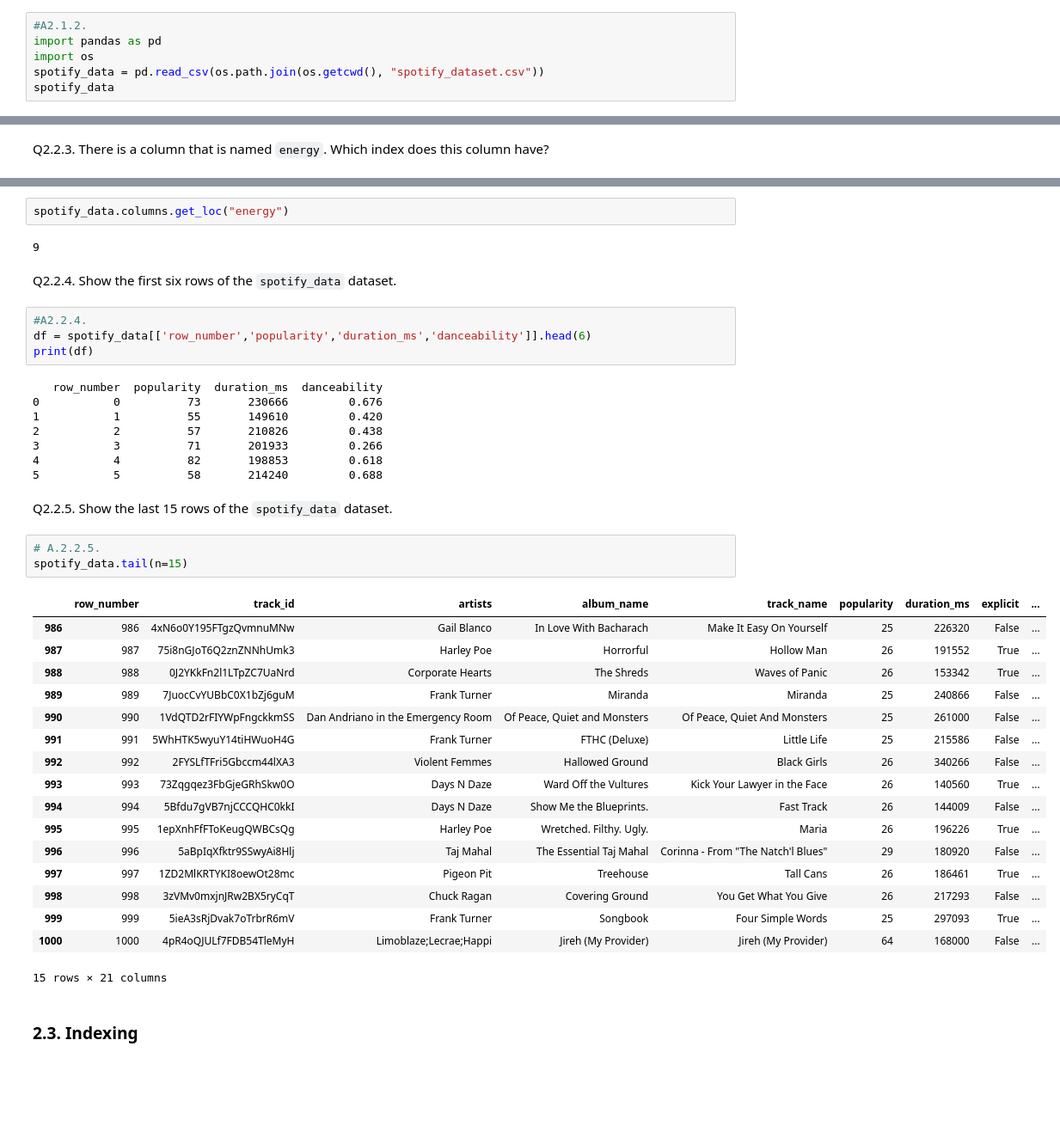
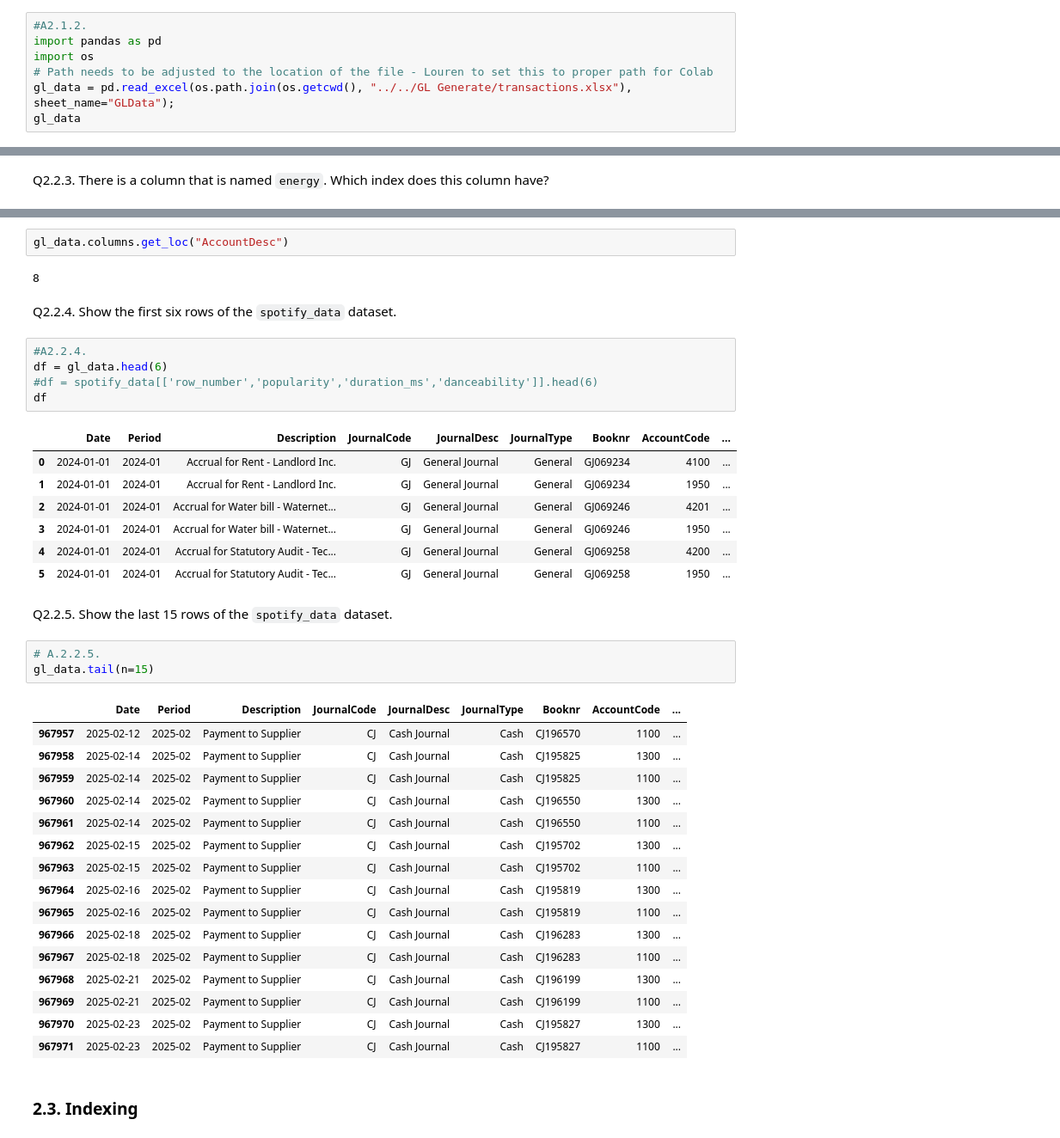
Before and after one commit to Louren/dsa-practica, a Jupyter notebook: Notebooks/1a_answers.ipynb, the cells around one changed output, grey strips where cells are left out. Shown at 86% size. Drawn from its saved outputs; the diff is of its cells as text; blank space fills up the shorter version.

````diff
--- a/Notebooks/1a_answers.ipynb
+++ b/Notebooks/1a_answers.ipynb
@@ -263,6 +159,7 @@ Q2.1.2. Read in the _Spotify Tracks Dataset_.
 #A2.1.2.
 import pandas as pd
 import os
-spotify_data = pd.read_csv(os.path.join(os.getcwd(), "spotify_dataset.csv"))
-spotify_data
+# Path needs to be adjusted to the location of the file - Louren to set this to proper path for Colab
+gl_data = pd.read_excel(os.path.join(os.getcwd(), "../../GL Generate/transactions.xlsx"), sheet_name="GLData");
+gl_data
 # %% [output]
@@ -308,44 +205,44 @@
 # %%
-spotify_data.columns.get_loc("energy")
+gl_data.columns.get_loc("AccountDesc")
 # %% [output]
-9
+8
 # %% [markdown]
 Q2.2.4. Show the first six rows of the ```spotify_data``` dataset.
 # %%
 #A2.2.4.
-df = spotify_data[['row_number','popularity','duration_ms','danceability']].head(6)
-print(df)
+df = gl_data.head(6)
+#df = spotify_data[['row_number','popularity','duration_ms','danceability']].head(6)
+df
 # %% [output]
-   row_number  popularity  duration_ms  danceability
-0           0          73       230666         0.676
-1           1          55       149610         0.420
-2           2          57       210826         0.438
-3           3          71       201933         0.266
-4           4          82       198853         0.618
-5           5          58       214240         0.688
+|  | Date | Period | Description | JournalCode | JournalDesc | JournalType | Booknr | AccountCode | ... |
+| 0 | 2024-01-01 | 2024-01 | Accrual for Rent - Landlord Inc. | GJ | General Journal | General | GJ069234 | 4100 | ... |
+| 1 | 2024-01-01 | 2024-01 | Accrual for Rent - Landlord Inc. | GJ | General Journal | General | GJ069234 | 1950 | ... |
+| 2 | 2024-01-01 | 2024-01 | Accrual for Water bill - Waternet... | GJ | General Journal | General | GJ069246 | 4201 | ... |
+| 3 | 2024-01-01 | 2024-01 | Accrual for Water bill - Waternet... | GJ | General Journal | General | GJ069246 | 1950 | ... |
+| 4 | 2024-01-01 | 2024-01 | Accrual for Statutory Audit - Tec... | GJ | General Journal | General | GJ069258 | 4200 | ... |
+| 5 | 2024-01-01 | 2024-01 | Accrual for Statutory Audit - Tec... | GJ | General Journal | General | GJ069258 | 1950 | ... |
 # %% [markdown]
 Q2.2.5. Show the last 15 rows of the ```spotify_data``` dataset.
 # %%
 # A.2.2.5.
-spotify_data.tail(n=15)
+gl_data.tail(n=15)
 # %% [output]
-|  | row_number | track_id | artists | album_name | track_name | popularity | duration_ms | explicit | ... |
-| 986 | 986 | 4xN6o0Y195FTgzQvmnuMNw | Gail Blanco | In Love With Bacharach | Make It Easy On Yourself | 25 | 226320 | False | ... |
-| 987 | 987 | 75i8nGJoT6Q2znZNNhUmk3 | Harley Poe | Horrorful | Hollow Man | 26 | 191552 | True | ... |
-| 988 | 988 | 0J2YKkFn2l1LTpZC7UaNrd | Corporate Hearts | The Shreds | Waves of Panic | 26 | 153342 | True | ... |
-| 989 | 989 | 7JuocCvYUBbC0X1bZj6guM | Frank Turner | Miranda | Miranda | 25 | 240866 | False | ... |
-| 990 | 990 | 1VdQTD2rFIYWpFngckkmSS | Dan Andriano in the Emergency Room | Of Peace, Quiet and Monsters | Of Peace, Quiet And Monsters | 25 | 261000 | False | ... |
-| 991 | 991 | 5WhHTK5wyuY14tiHWuoH4G | Frank Turner | FTHC (Deluxe) | Little Life | 25 | 215586 | False | ... |
-| 992 | 992 | 2FYSLfTFri5Gbccm44lXA3 | Violent Femmes | Hallowed Ground | Black Girls | 26 | 340266 | False | ... |
-| 993 | 993 | 73Zqgqez3FbGjeGRhSkw0O | Days N Daze | Ward Off the Vultures | Kick Your Lawyer in the Face | 26 | 140560 | True | ... |
-| 994 | 994 | 5Bfdu7gVB7njCCCQHC0kkI | Days N Daze | Show Me the Blueprints. | Fast Track | 26 | 144009 | False | ... |
-| 995 | 995 | 1epXnhFfFToKeugQWBCsQg | Harley Poe | Wretched. Filthy. Ugly. | Maria | 26 | 196226 | True | ... |
-| 996 | 996 | 5aBpIqXfktr9SSwyAi8Hlj | Taj Mahal | The Essential Taj Mahal | Corinna - From "The Natch'l Blues" | 29 | 180920 | False | ... |
-| 997 | 997 | 1ZD2MlKRTYKI8oewOt28mc | Pigeon Pit | Treehouse | Tall Cans | 26 | 186461 | True | ... |
-| 998 | 998 | 3zVMv0mxjnJRw2BX5ryCqT | Chuck Ragan | Covering Ground | You Get What You Give | 26 | 217293 | False | ... |
-| 999 | 999 | 5ieA3sRjDvak7oTrbrR6mV | Frank Turner | Songbook | Four Simple Words | 25 | 297093 | True | ... |
-| 1000 | 1000 | 4pR4oQJULf7FDB54TleMyH | Limoblaze;Lecrae;Happi | Jireh (My Provider) | Jireh (My Provider) | 64 | 168000 | False | ... |
+|  | Date | Period | Description | JournalCode | JournalDesc | JournalType | Booknr | AccountCode | ... |
+| 967957 | 2025-02-12 | 2025-02 | Payment to Supplier | CJ | Cash Journal | Cash | CJ196570 | 1100 | ... |
+| 967958 | 2025-02-14 | 2025-02 | Payment to Supplier | CJ | Cash Journal | Cash | CJ195825 | 1300 | ... |
+| 967959 | 2025-02-14 | 2025-02 | Payment to Supplier | CJ | Cash Journal | Cash | CJ195825 | 1100 | ... |
+| 967960 | 2025-02-14 | 2025-02 | Payment to Supplier | CJ | Cash Journal | Cash | CJ196550 | 1300 | ... |
+| 967961 | 2025-02-14 | 2025-02 | Payment to Supplier | CJ | Cash Journal | Cash | CJ196550 | 1100 | ... |
+| 967962 | 2025-02-15 | 2025-02 | Payment to Supplier | CJ | Cash Journal | Cash | CJ195702 | 1300 | ... |
+| 967963 | 2025-02-15 | 2025-02 | Payment to Supplier | CJ | Cash Journal | Cash | CJ195702 | 1100 | ... |
+| 967964 | 2025-02-16 | 2025-02 | Payment to Supplier | CJ | Cash Journal | Cash | CJ195819 | 1300 | ... |
+| 967965 | 2025-02-16 | 2025-02 | Payment to Supplier | CJ | Cash Journal | Cash | CJ195819 | 1100 | ... |
+| 967966 | 2025-02-18 | 2025-02 | Payment to Supplier | CJ | Cash Journal | Cash | CJ196283 | 1300 | ... |
+| 967967 | 2025-02-18 | 2025-02 | Payment to Supplier | CJ | Cash Journal | Cash | CJ196283 | 1100 | ... |
+| 967968 | 2025-02-21 | 2025-02 | Payment to Supplier | CJ | Cash Journal | Cash | CJ196199 | 1300 | ... |
+| 967969 | 2025-02-21 | 2025-02 | Payment to Supplier | CJ | Cash Journal | Cash | CJ196199 | 1100 | ... |
+| 967970 | 2025-02-23 | 2025-02 | Payment to Supplier | CJ | Cash Journal | Cash | CJ195827 | 1300 | ... |
+| 967971 | 2025-02-23 | 2025-02 | Payment to Supplier | CJ | Cash Journal | Cash | CJ195827 | 1100 | ... |
-15 rows × 21 columns
 # %% [markdown]
 ### 2.3. Indexing
 # %% [markdown]
````
Also changed, not shown: parts of 99 cells of this notebook, 2 other files.
